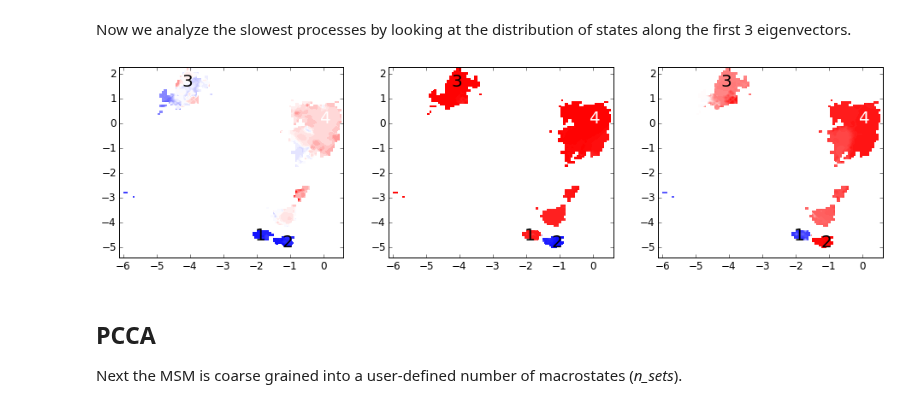
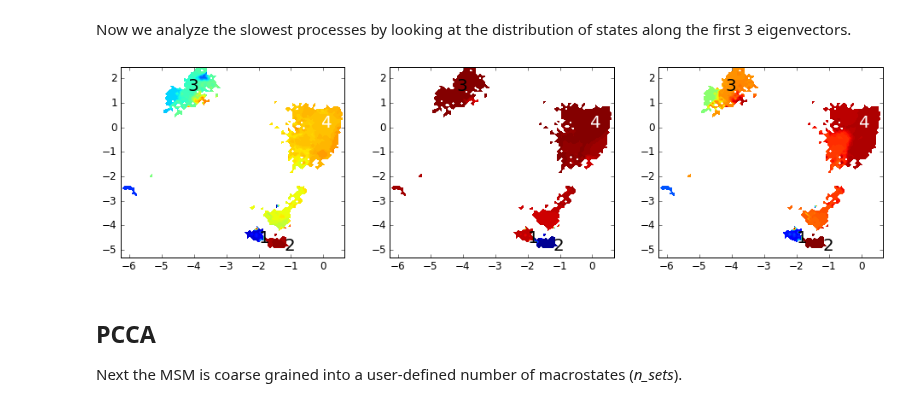
Before and after one commit to markovmodel/PyEMMA_IPython, a Jupyter notebook: applications/pentapeptide_msm/pentapeptide_msm.ipynb, the cells around one changed output. Saved outputs shown, nothing was run; the diff lists cells and outputs as text; code cells hidden in the pictures.

```diff
--- a/applications/pentapeptide_msm/pentapeptide_msm.ipynb
+++ b/applications/pentapeptide_msm/pentapeptide_msm.ipynb
@@ -277,11 +277,11 @@ proj_ev_all = [np.hstack([M.eigenvectors_right()[:,i][dtraj] for dtraj in M.disc
 # %%
 fig, axes = subplots(1, 3, figsize=(16,4))
 for i, ax in enumerate(axes):
-    plot_sampled_function(xall, yall, proj_ev_all[i], ax=ax, cbar=False)
+    plot_sampled_function(xall, yall, proj_ev_all[i], ax=ax, cbar=False, cmap=None)
     plot_labels(ax)
 save_figure('eigenvectors.png')
 # %% [output]
-[figure, old version]
+[figure, new version]
 # %% [markdown]
 PCCA
 ---
```
Also changed, not shown: parts of 15 cells of this notebook.
